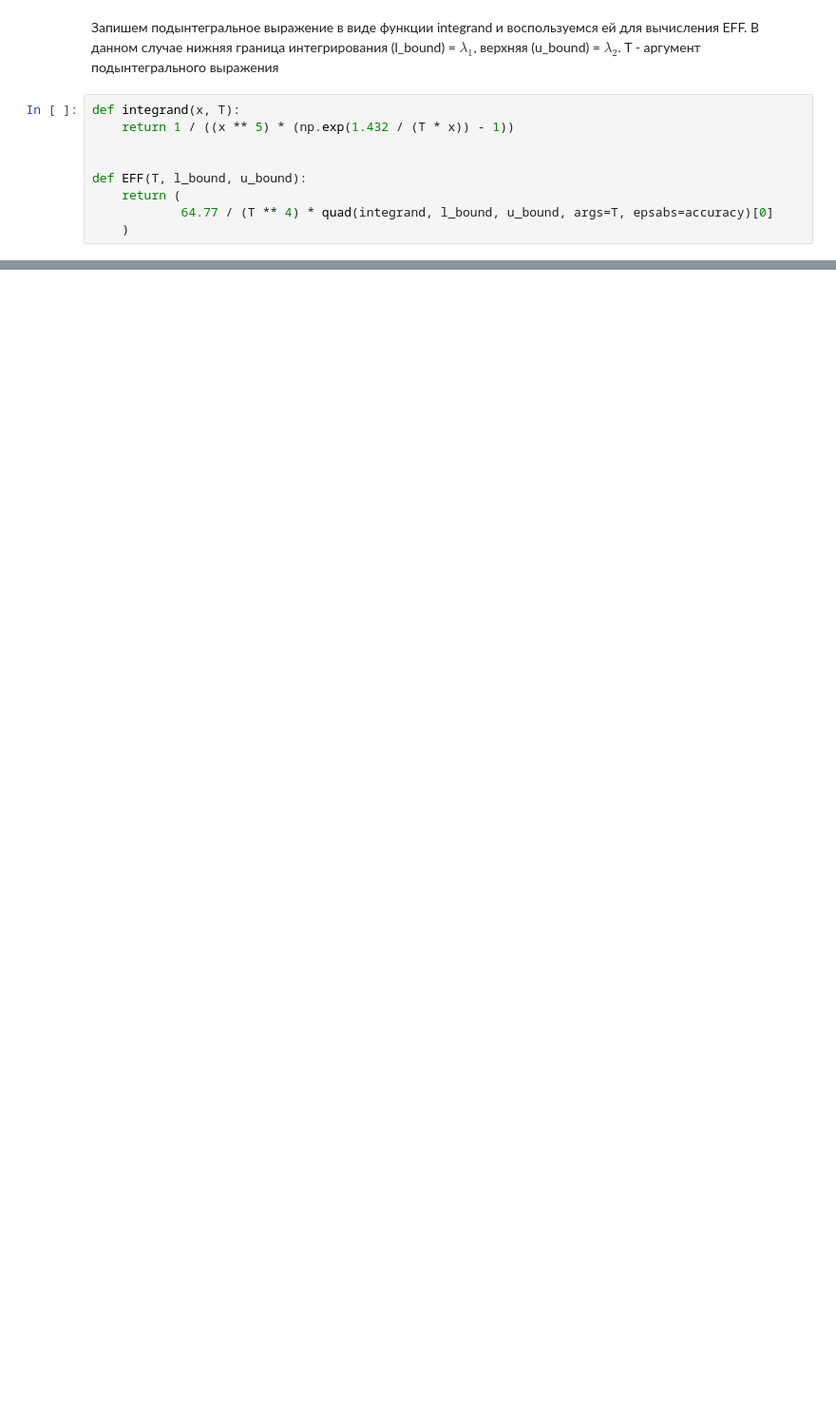
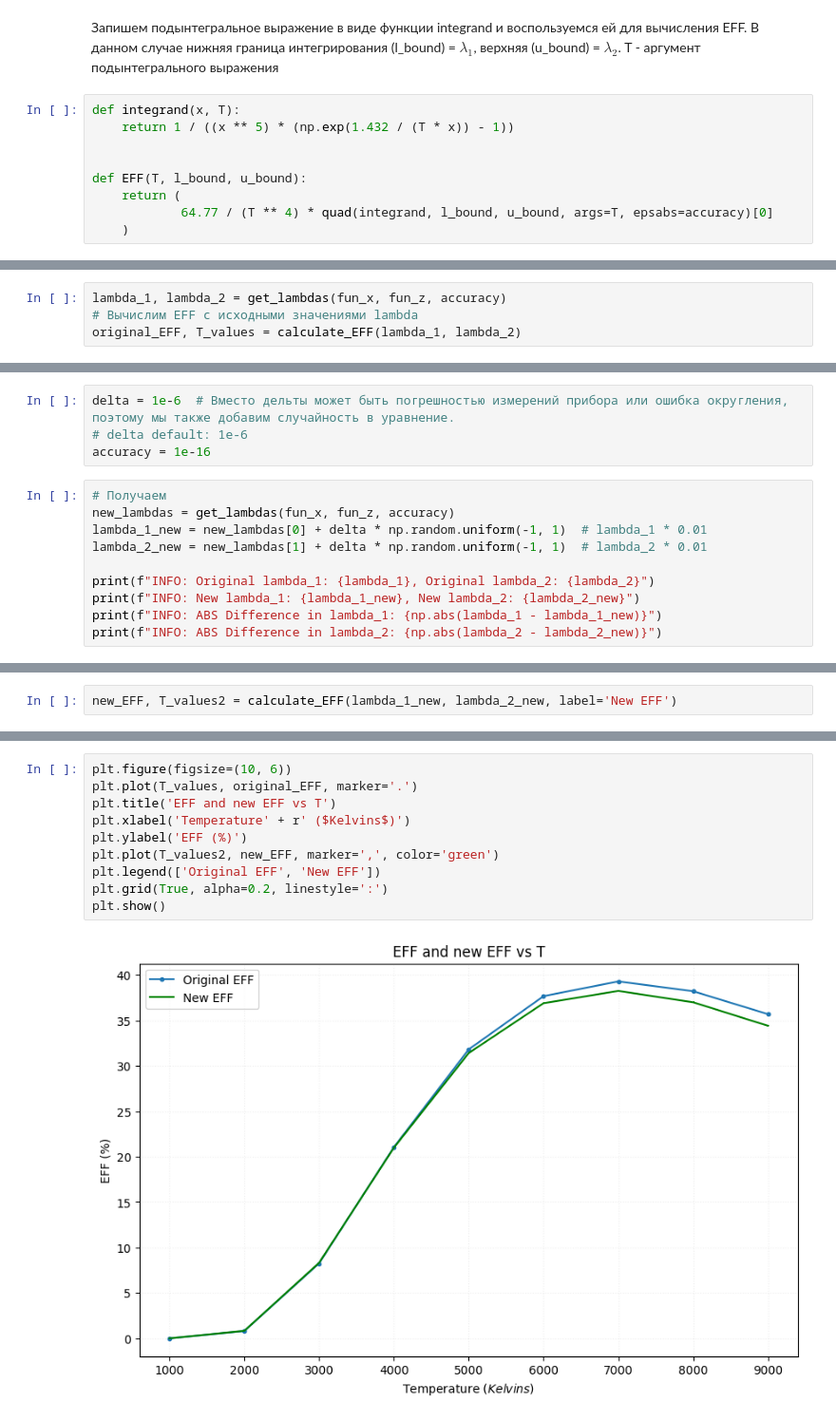
Before and after one commit to UrranQx/calc-math-coursework, a Jupyter notebook: supernb.ipynb, the cells around one changed output, grey strips where cells are left out. Shown at 95% size. Cells and saved outputs as stored; diff of their text form; blank space fills up the shorter version.

```diff
--- a/supernb.ipynb
+++ b/supernb.ipynb
@@ -164,0 +195,4 @@ EFF_8 = -35.69935643933249
+# %%
+lambda_1, lambda_2 = get_lambdas(fun_x, fun_z, accuracy)
+# Вычислим EFF с исходными значениями lambda
+original_EFF, T_values = calculate_EFF(lambda_1, lambda_2)
@@ -164,0 +212,14 @@ EFF_8 = -35.69935643933249
+# %%
+delta = 1e-6  # Вместо дельты может быть погрешностью измерений прибора или ошибка округления, поэтому мы также добавим случайность в уравнение.
+# delta default: 1e-6
+accuracy = 1e-16
+# %%
+# Получаем
+new_lambdas = get_lambdas(fun_x, fun_z, accuracy)
+lambda_1_new = new_lambdas[0] + delta * np.random.uniform(-1, 1)  # lambda_1 * 0.01
+lambda_2_new = new_lambdas[1] + delta * np.random.uniform(-1, 1)  # lambda_2 * 0.01
+
+print(f"INFO: Original lambda_1: {lambda_1}, Original lambda_2: {lambda_2}")
+print(f"INFO: New lambda_1: {lambda_1_new}, New lambda_2: {lambda_2_new}")
+print(f"INFO: ABS Difference in lambda_1: {np.abs(lambda_1 - lambda_1_new)}")
+print(f"INFO: ABS Difference in lambda_2: {np.abs(lambda_2 - lambda_2_new)}")
@@ -164,0 +237,2 @@ EFF_8 = -35.69935643933249
+# %%
+new_EFF, T_values2 = calculate_EFF(lambda_1_new, lambda_2_new, label='New EFF')
@@ -164,0 +271,12 @@ EFF_8 = -35.69935643933249
+# %%
+plt.figure(figsize=(10, 6))
+plt.plot(T_values, original_EFF, marker='.')
+plt.title('EFF and new EFF vs T')
+plt.xlabel('Temperature' + r' ($Kelvins$)')
+plt.ylabel('EFF (%)')
+plt.plot(T_values2, new_EFF, marker=',', color='green')
+plt.legend(['Original EFF', 'New EFF'])
+plt.grid(True, alpha=0.2, linestyle=':')
+plt.show()
+# %% [output]
+[figure, added]
```
Also changed, not shown: parts of 32 cells of this notebook, 1 other file.
